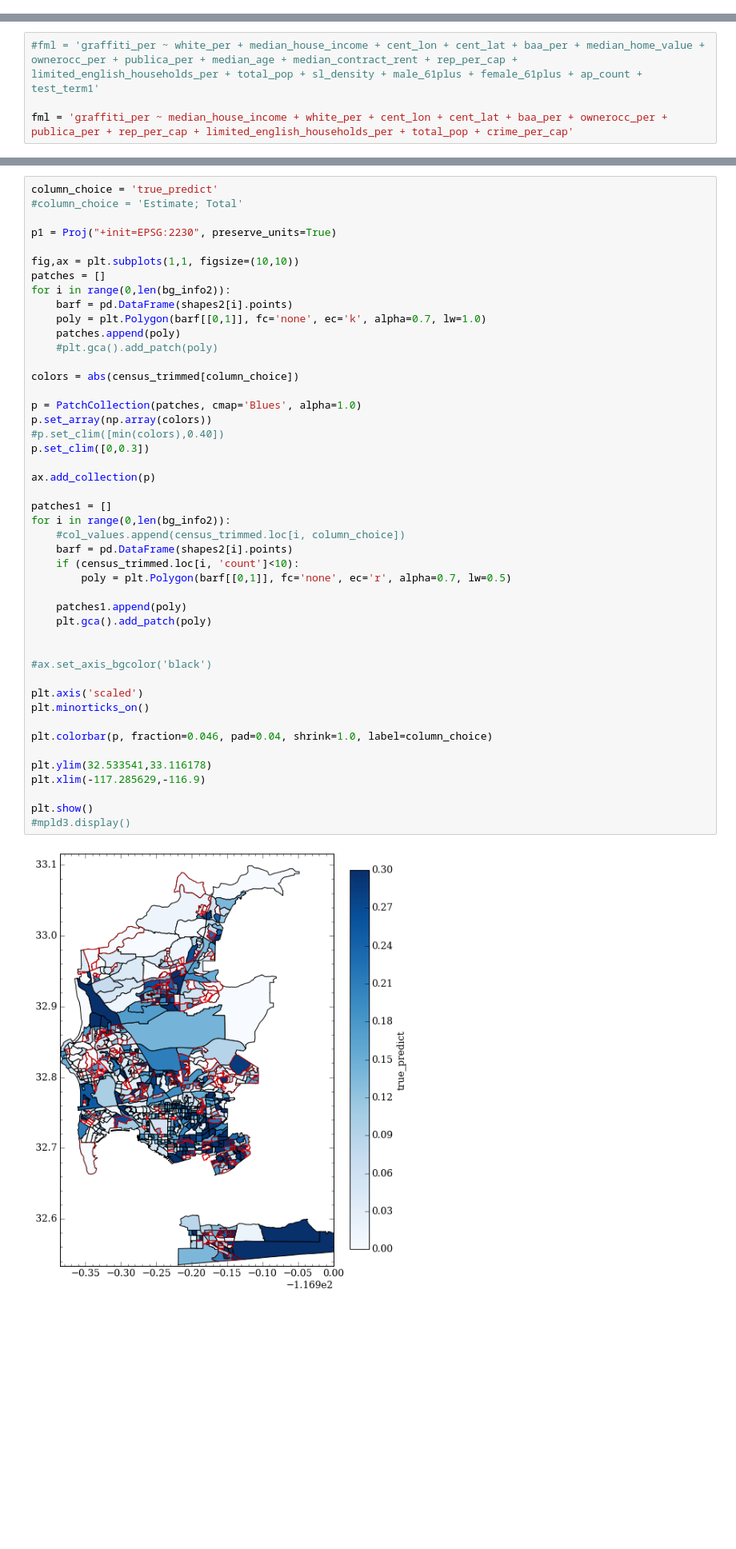
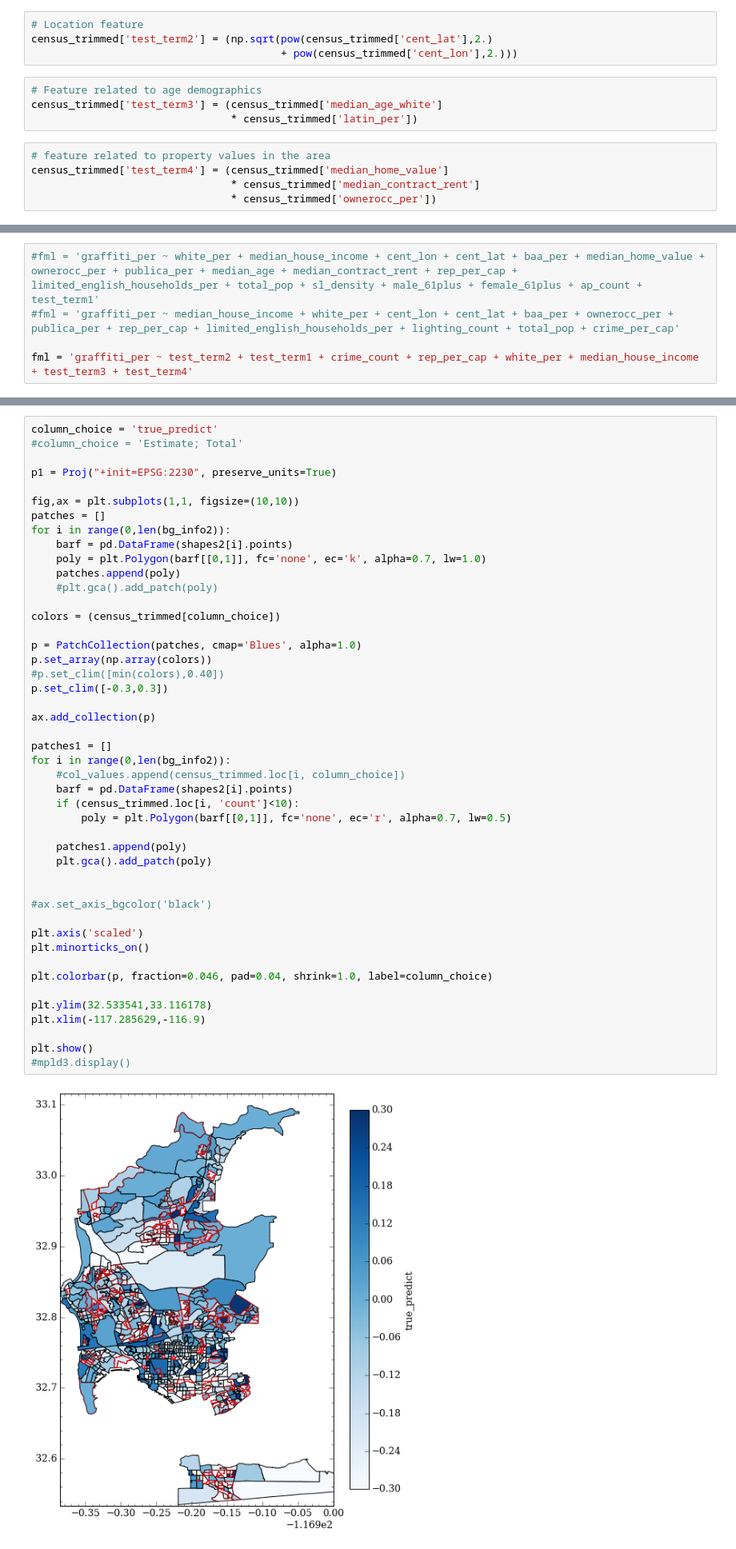
Before and after one commit to katiesch/insight2016, a Jupyter notebook: modeling_work.ipynb, the cells around one changed output, grey strips where cells are left out. Shown at 80% size. Saved outputs shown, nothing was run; the diff lists cells and outputs as text; blank space fills up the shorter version.

```diff
--- a/modeling_work.ipynb
+++ b/modeling_work.ipynb
@@ -325,3 +311,16 @@ census_trimmed['test_term1'] = ((census_trimmed['median_house_income'] / np.mean
+# %%
+# Location feature
+census_trimmed['test_term2'] = (np.sqrt(pow(census_trimmed['cent_lat'],2.)
+                                        + pow(census_trimmed['cent_lon'],2.)))
+# %%
+# Feature related to age demographics
+census_trimmed['test_term3'] = (census_trimmed['median_age_white']
+                                * census_trimmed['latin_per'])
+# %%
+# feature related to property values in the area
+census_trimmed['test_term4'] = (census_trimmed['median_home_value']
+                                * census_trimmed['median_contract_rent']
+                                * census_trimmed['ownerocc_per'])
 # %%
 grich_index = np.where((census_trimmed['count']>=report_limit)
                         & (census_trimmed['graffiti_per']>=graffiti_threshold))[0]
@@ -494,8 +493,9 @@ array(['Unnamed: 0', 'tract', 'blockgroup', 'count', 'graffiti_count',
        'crime_count', 'crime_per_cap', 'test_term1'], dtype=object)
 # %%
 #fml = 'graffiti_per ~ white_per + median_house_income + cent_lon + cent_lat + baa_per + median_home_value + ownerocc_per + publica_per + median_age + median_contract_rent + rep_per_cap + limited_english_households_per + total_pop + sl_density + male_61plus + female_61plus + ap_count + test_term1'
+#fml = 'graffiti_per ~ median_house_income + white_per + cent_lon + cent_lat + baa_per + ownerocc_per + publica_per + rep_per_cap + limited_english_households_per + lighting_count + total_pop + crime_per_cap'
 
-fml = 'graffiti_per ~ median_house_income + white_per + cent_lon + cent_lat + baa_per + ownerocc_per + publica_per + rep_per_cap + limited_english_households_per + total_pop + crime_per_cap'
+fml = 'graffiti_per ~ test_term2 + test_term1 + crime_count + rep_per_cap + white_per + median_house_income + test_term3 + test_term4'
 # %%
 model = smf.ols(fml, training_set).fit()
 print(model.summary())
@@ -678,40 +703,40 @@ for i in range(0,len(bg_info2)):
     patches.append(poly)
     #plt.gca().add_patch(poly)
 
-colors = abs(census_trimmed[column_choice])
+colors = (census_trimmed[column_choice])
 
 p = PatchCollection(patches, cmap='Blues', alpha=1.0)
 p.set_array(np.array(colors))
 #p.set_clim([min(colors),0.40])
-p.set_clim([0,0.3])
+p.set_clim([-0.3,0.3])
 
 ax.add_collection(p)
 
 patches1 = []
 for i in range(0,len(bg_info2)):
     #col_values.append(census_trimmed.loc[i, column_choice])
     barf = pd.DataFrame(shapes2[i].points)
     if (census_trimmed.loc[i, 'count']<10):
         poly = plt.Polygon(barf[[0,1]], fc='none', ec='r', alpha=0.7, lw=0.5)
 
     patches1.append(poly)
     plt.gca().add_patch(poly)
 
 
 #ax.set_axis_bgcolor('black')
 
 plt.axis('scaled')
 plt.minorticks_on()
 
 plt.colorbar(p, fraction=0.046, pad=0.04, shrink=1.0, label=column_choice)
 
 plt.ylim(32.533541,33.116178)
 plt.xlim(-117.285629,-116.9)
 
 plt.show()
 #mpld3.display()
 # %% [output]
-[figure, old version]
+[figure, new version]
 # %%
 # The most extreme offset (where prediction is dramatically different than truth) is for the region
 # enclosing the airport. It is anomalous...
```
Also changed, not shown: parts of 20 cells of this notebook.
